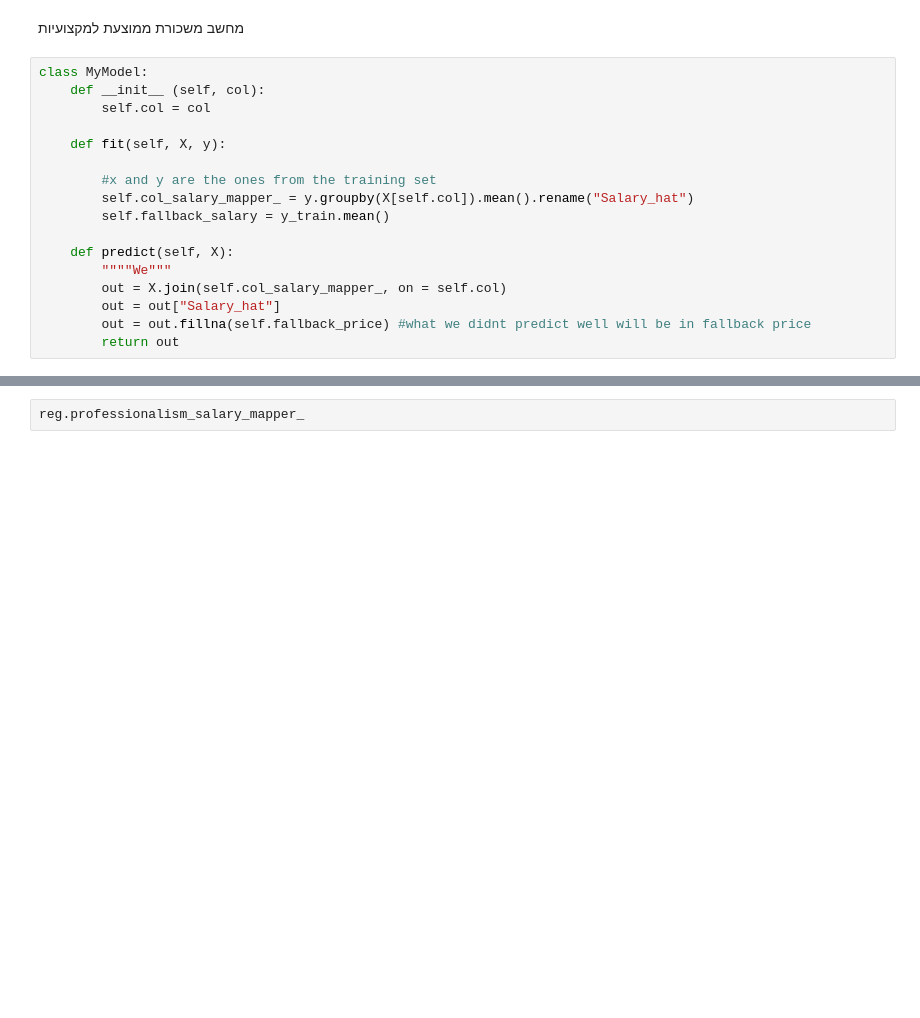
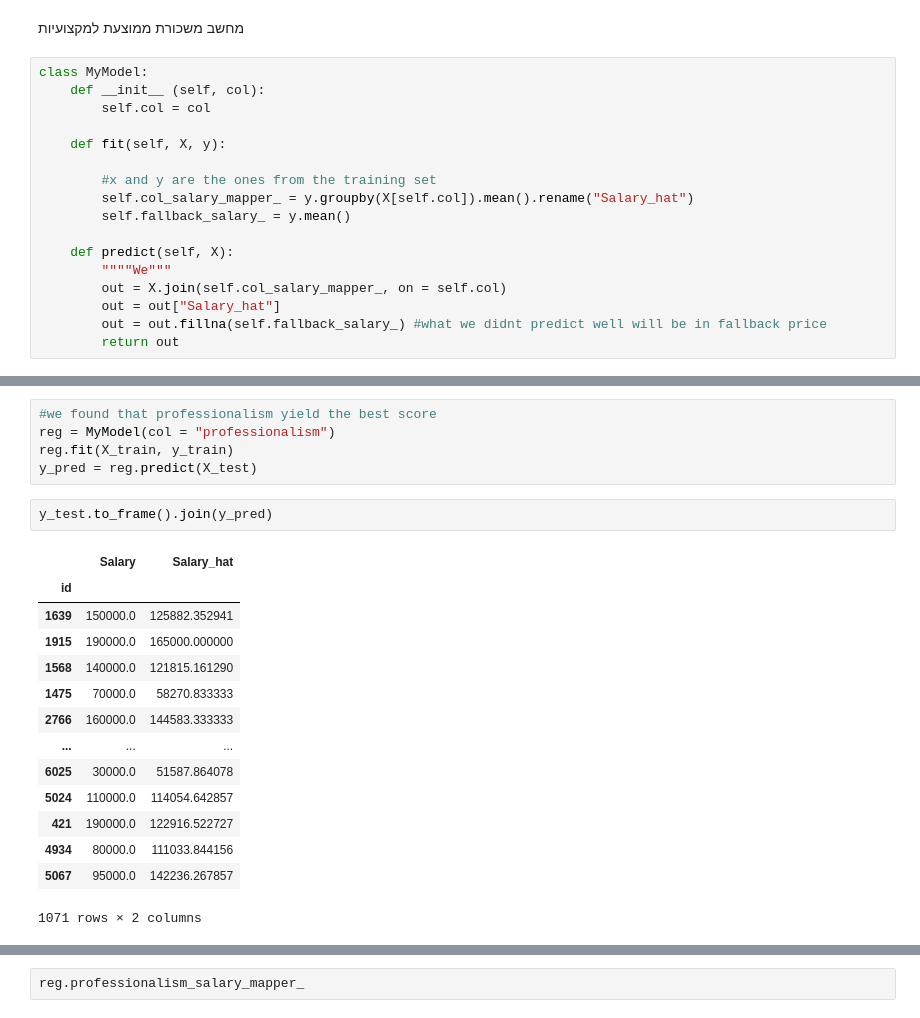
Before and after one commit to myeran/Regression_project_raz, a Jupyter notebook: Liner_reg2.ipynb, the cells around one changed output, grey strips where cells are left out. Saved outputs shown, nothing was run; the diff lists cells and outputs as text; blank space fills up the shorter version.

```diff
--- a/Liner_reg2.ipynb
+++ b/Liner_reg2.ipynb
@@ -112,12 +112,12 @@ class MyModel:
 
         #x and y are the ones from the training set
         self.col_salary_mapper_ = y.groupby(X[self.col]).mean().rename("Salary_hat")
-        self.fallback_salary = y_train.mean()
+        self.fallback_salary_ = y.mean()
 
     def predict(self, X):
         """"We"""
         out = X.join(self.col_salary_mapper_, on = self.col)
         out = out["Salary_hat"]
-        out = out.fillna(self.fallback_price) #what we didnt predict well will be in fallback price
+        out = out.fillna(self.fallback_salary_) #what we didnt predict well will be in fallback price
         return out
 # %%
@@ -137,0 +151,22 @@ mean_absolute_error(y_test, y_pred)
+# %%
+#we found that professionalism yield the best score
+reg = MyModel(col = "professionalism")
+reg.fit(X_train, y_train)
+y_pred = reg.predict(X_test)
+# %%
+y_test.to_frame().join(y_pred)
+# %% [output]
+|  | Salary | Salary_hat |
+| id |  |  |
+| 1639 | 150000.0 | 125882.352941 |
+| 1915 | 190000.0 | 165000.000000 |
+| 1568 | 140000.0 | 121815.161290 |
+| 1475 | 70000.0 | 58270.833333 |
+| 2766 | 160000.0 | 144583.333333 |
+| ... | ... | ... |
+| 6025 | 30000.0 | 51587.864078 |
+| 5024 | 110000.0 | 114054.642857 |
+| 421 | 190000.0 | 122916.522727 |
+| 4934 | 80000.0 | 111033.844156 |
+| 5067 | 95000.0 | 142236.267857 |
+1071 rows × 2 columns
```
Also changed, not shown: parts of 6 cells of this notebook.
